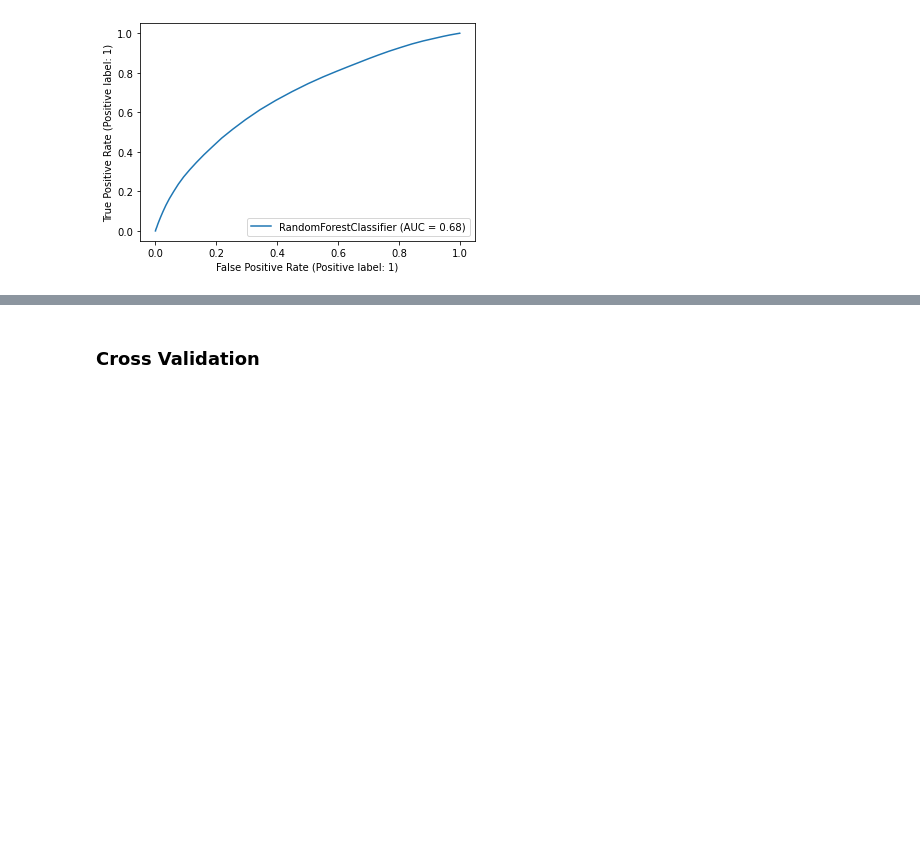
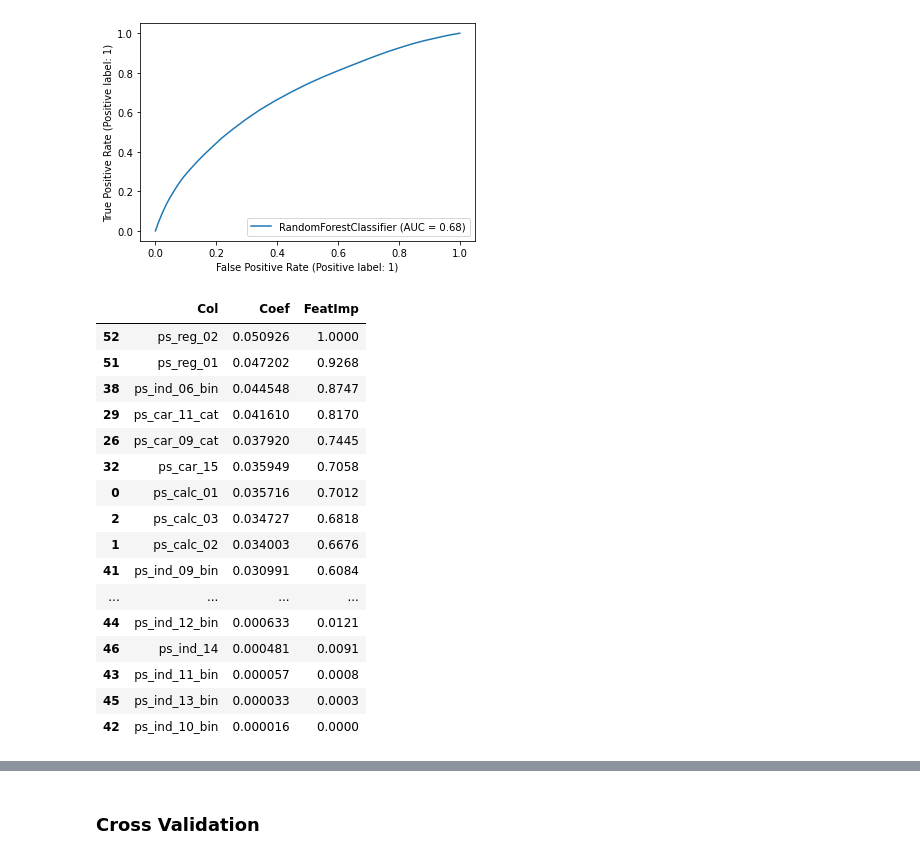
Before and after one commit to raghavendra17/Auto-Insurance-Claim-Predicton, a Jupyter notebook: RandomForestClassifier.ipynb, the cells around one changed output, grey strips where cells are left out. Saved outputs shown, nothing was run; the diff lists cells and outputs as text; code cells hidden in the pictures; blank space fills up the shorter version.

```diff
--- a/RandomForestClassifier.ipynb
+++ b/RandomForestClassifier.ipynb
@@ -136,4 +160,32 @@ RocCurveDisplay.from_estimator(model,X_test,y_test)
 # %% [output]
 <sklearn.metrics._plot.roc_curve.RocCurveDisplay at 0x...>
 [figure]
+# %%
+feat_imp = pd.DataFrame({"Col": x_resampled_encoding.columns})
+feat_imp["Coef"] = model.feature_importances_
+feat_imp["Col"] = feat_imp["Col"].apply(lambda x: (x.split('cat')[0]+'cat') if 'cat' in x else x)
+feat_imp = feat_imp.groupby("Col",as_index=False).sum().sort_values("Coef", ascending=False)
+feat_imp["FeatImp"] = (
+        (feat_imp["Coef"] - feat_imp["Coef"].min())
+        / (feat_imp["Coef"].max() - feat_imp["Coef"].min())
+    ).round(4)
+feat_imp
+# %% [output]
+|  | Col | Coef | FeatImp |
+| 52 | ps_reg_02 | 0.050926 | 1.0000 |
+| 51 | ps_reg_01 | 0.047202 | 0.9268 |
+| 38 | ps_ind_06_bin | 0.044548 | 0.8747 |
+| 29 | ps_car_11_cat | 0.041610 | 0.8170 |
+| 26 | ps_car_09_cat | 0.037920 | 0.7445 |
+| 32 | ps_car_15 | 0.035949 | 0.7058 |
+| 0 | ps_calc_01 | 0.035716 | 0.7012 |
+| 2 | ps_calc_03 | 0.034727 | 0.6818 |
+| 1 | ps_calc_02 | 0.034003 | 0.6676 |
+| 41 | ps_ind_09_bin | 0.030991 | 0.6084 |
+| ... | ... | ... | ... |
+| 44 | ps_ind_12_bin | 0.000633 | 0.0121 |
+| 46 | ps_ind_14 | 0.000481 | 0.0091 |
+| 43 | ps_ind_11_bin | 0.000057 | 0.0008 |
+| 45 | ps_ind_13_bin | 0.000033 | 0.0003 |
+| 42 | ps_ind_10_bin | 0.000016 | 0.0000 |
 # %%
```
Also changed, not shown: parts of 6 cells of this notebook, 2 other files.
